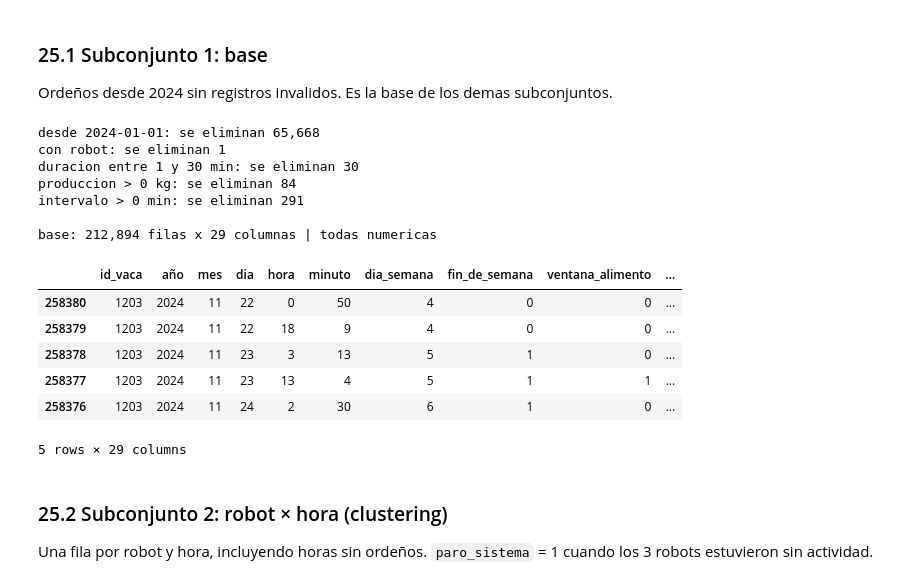
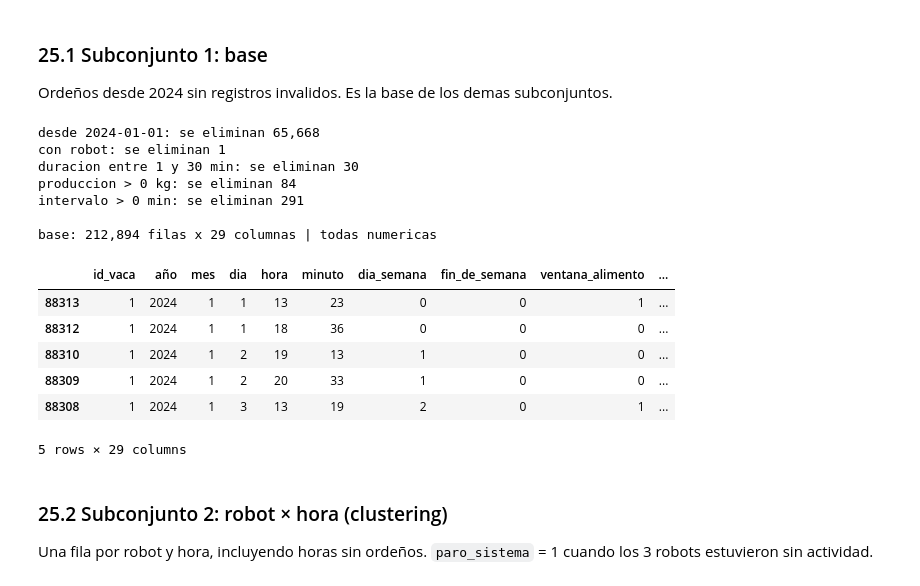
Before and after one commit to kamimartinez/VMS-prediction, a Jupyter notebook: DataUnderstanding.ipynb, the cells around one changed output. Cells and saved outputs as stored; diff of their text form; code cells hidden in the pictures.

Commit message:
feat: anonymize data

```diff
--- a/DataUnderstanding.ipynb
+++ b/DataUnderstanding.ipynb
@@ -14,3 +19,35 @@ Drive already mounted at /content/drive; to attempt to forcibly remount, call dr
+# %%
+# === Anonimización de identificadores de vaca (política 2.4) ===
+# El mapeo ID real -> código se guarda SOLO en Drive. Nunca se sube al repositorio.
+RUTA_MAPEO = '/content/drive/My Drive/Datos/mapeo_id_vaca.csv'
+
+def normalizar_id(serie):
+    """Deja solo los dígitos del ID (ej. '6229.csv' -> '6229')."""
+    return serie.astype(str).str.extract(r"(\d+)", expand=False)
+
+def actualizar_mapeo(ids, ruta=RUTA_MAPEO):
+    """Carga el mapeo desde Drive y agrega las vacas que aún no tienen código."""
+    if os.path.exists(ruta):
+        mapeo = pd.read_csv(ruta, dtype=str)
+    else:
+        mapeo = pd.DataFrame(columns=["id_original", "id_anonimo"])
+    nuevos = sorted(set(normalizar_id(pd.Series(ids)).dropna()) - set(mapeo["id_original"]))
+    if nuevos:
+        np.random.default_rng().shuffle(nuevos)  # el código no conserva el orden del ID real
+        inicio = len(mapeo) + 1
+        codigos = [f"VACA_{n:03d}" for n in range(inicio, inicio + len(nuevos))]
+        mapeo = pd.concat([mapeo, pd.DataFrame({"id_original": nuevos, "id_anonimo": codigos})],
+                          ignore_index=True)
+        mapeo.to_csv(ruta, index=False)
+        print(f"Mapeo actualizado: {len(nuevos)} vacas nuevas, {len(mapeo)} en total")
+    return dict(zip(mapeo["id_original"], mapeo["id_anonimo"]))
+
+def anonimizar(data):
+    """Reemplaza id_vaca por su código y elimina origen_archivo (contiene el ID real)."""
+    data = data.copy()
+    mapeo = actualizar_mapeo(data["id_vaca"])
+    data["id_vaca"] = normalizar_id(data["id_vaca"]).map(mapeo)
+    return data.drop(columns=["origen_archivo"], errors="ignore")
 # %% [markdown]
 ### 2. Configurar la Ruta y Listar Archivos
 Por defecto, al montar Google Drive, tu unidad principal se encuentra en `/content/drive/My Drive/`.
@@ -36,11 +73,8 @@ ruta_final = buscar_ruta_carpeta(nombre_carpeta)
 if ruta_final:
     print(f"¡Éxito! Carpeta detectada en: {ruta_final}\n")
     archivos = [f for f in os.listdir(ruta_final) if f.endswith('.csv')]
-    print(f"Se encontraron {len(archivos)} archivos de datos relevantes:")
-    for i, archivo in enumerate(archivos[:10], 1):
-        print(f"{i}. {archivo}")
-    if len(archivos) > 10:
-        print("... y más.")
+    # No se imprimen los nombres de archivo porque contienen el ID real de cada vaca
+    print(f"Se encontraron {len(archivos)} archivos de datos relevantes.")
 else:
     print("Aún no se detectó el acceso directo. Por favor verifica que esté en 'Mi Unidad/Datos/datos vacas en establo marzo_junio_2025' y vuelve a ejecutar esta celda.")
 # %% [output]
@@ -354,3 +380,7 @@ Se encontraron 404 archivos Excel en total.
 Clasificación completada:
 - Archivos de 'Concentrado consumido' procesados: 203
 - Archivos de 'Producciones de leche por sesión' procesados: 201
+# %%
+# Anonimizar los IDs antes de mostrar o analizar los datos (política 2.4)
+lista_concentrado = [anonimizar(d) for d in lista_concentrado]
+lista_produccion_leche = [anonimizar(d) for d in lista_produccion_leche]
@@ -2110,7 +2157,7 @@ ETAPAS = {"fresca (0-100)": "etapa_fresca", "alta prod. (100-200)": "etapa_alta"
           "baja prod. (200-305)": "etapa_baja", "extendida (> 305)": "etapa_extendida"}
 
 base = pd.DataFrame(index=detalle.index)
-base["id_vaca"] = pd.to_numeric(detalle["id_vaca"], errors="coerce")
+base["id_vaca"] = pd.to_numeric(detalle["id_vaca"].str.replace("VACA_", "", regex=False), errors="coerce")
 base["año"] = detalle["hora_inicio"].dt.year
 base["mes"] = detalle["hora_inicio"].dt.month
 base["dia"] = detalle["hora_inicio"].dt.day
@@ -2123,38 +2170,38 @@ for robot in sorted(detalle["ms"].unique()):
     base[f"robot_{robot.replace(' ', '').lower()}"] = (detalle["ms"] == robot).astype(int)
 base["numero_ordenio"] = detalle["numero_ordenio"]
 base["duracion_min"] = detalle["duracion_min"]
 base["produccion_kg"] = detalle["produccion_kg"]
 base["intervalo_real_h"] = detalle["intervalo_real_h"]
 base["tiempo_libre_min"] = detalle["tiempo_libre_min"]
 base["primer_parto"] = (detalle["grupo_vaca"] == "primer parto (probable)").astype(int)
 base["multipara"] = (detalle["grupo_vaca"] == "multipara").astype(int)
 base["dias_en_leche"] = detalle["dias_en_leche"]
 for etapa, col in ETAPAS.items():
     base[col] = (detalle["etapa_lactancia"] == etapa).astype(int)
 base["patada"] = detalle["patada"].notna().astype(int)
 base["incompleto"] = detalle["incompleto"].notna().astype(int)
 if col_pezones:
     base["pezones_no_encontrados"] = detalle[col_pezones].notna().astype(int)
 base["posible_cola"] = detalle["posible_cola"].astype(float)
 base["entro_en_cola"] = detalle["entro_en_cola"]
 
 print()
 es_numerico(base, "base")
 display(base.head())
 # %% [output]
 desde 2024-01-01: se eliminan 65,668
 con robot: se eliminan 1
 duracion entre 1 y 30 min: se eliminan 30
 produccion > 0 kg: se eliminan 84
 intervalo > 0 min: se eliminan 291
 
 base: 212,894 filas x 29 columnas | todas numericas
 |  | id_vaca | año | mes | dia | hora | minuto | dia_semana | fin_de_semana | ventana_alimento | ... |
-| 258380 | 1203 | 2024 | 11 | 22 | 0 | 50 | 4 | 0 | 0 | ... |
-| 258379 | 1203 | 2024 | 11 | 22 | 18 | 9 | 4 | 0 | 0 | ... |
-| 258378 | 1203 | 2024 | 11 | 23 | 3 | 13 | 5 | 1 | 0 | ... |
-| 258377 | 1203 | 2024 | 11 | 23 | 13 | 4 | 5 | 1 | 1 | ... |
-| 258376 | 1203 | 2024 | 11 | 24 | 2 | 30 | 6 | 1 | 0 | ... |
+| 88313 | 1 | 2024 | 1 | 1 | 13 | 23 | 0 | 0 | 1 | ... |
+| 88312 | 1 | 2024 | 1 | 1 | 18 | 36 | 0 | 0 | 0 | ... |
+| 88310 | 1 | 2024 | 1 | 2 | 19 | 13 | 1 | 0 | 0 | ... |
+| 88309 | 1 | 2024 | 1 | 2 | 20 | 33 | 1 | 0 | 0 | ... |
+| 88308 | 1 | 2024 | 1 | 3 | 13 | 19 | 2 | 0 | 1 | ... |
 5 rows × 29 columns
 # %% [markdown]
 ### 25.2 Subconjunto 2: robot × hora (clustering)
```
Also changed, not shown: parts of 30 cells of this notebook, 2 other files.
